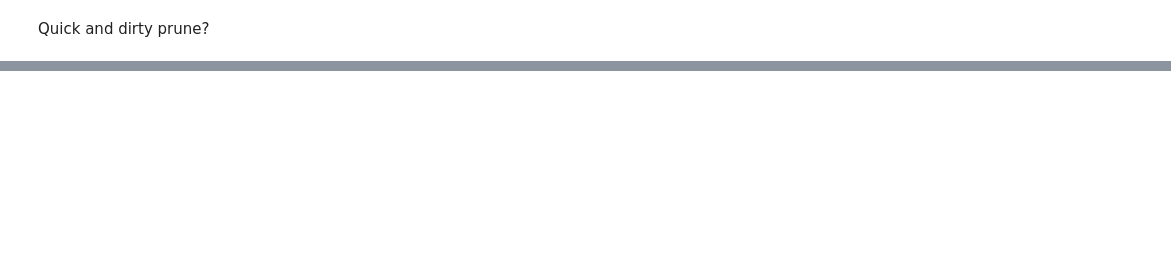
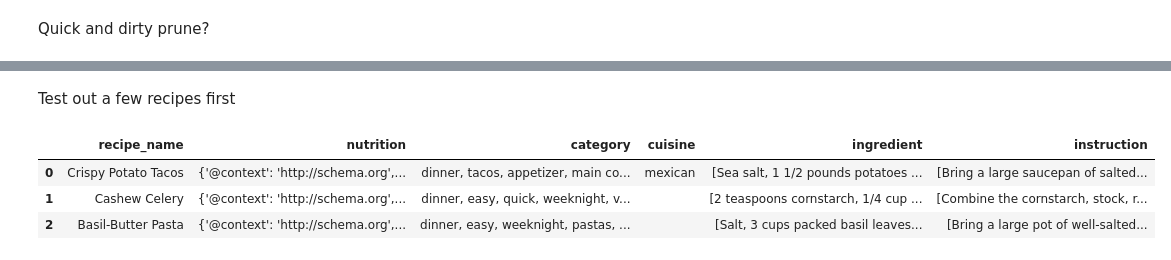
Before and after one commit to clintonlau/TOMT, a Jupyter notebook: scrape/nytc_scrape.ipynb, the cells around one changed output, grey strips where cells are left out. Cells and saved outputs as stored; diff of their text form; code cells hidden in the pictures; blank space fills up the shorter version.

Commit message:
Implement NYTC scraping

```diff
--- a/scrape/nytc_scrape.ipynb
+++ b/scrape/nytc_scrape.ipynb
@@ -48,13 +48,16 @@ print(len(gz_urls))
 497
+# %%
+with open('../data/nytc_raw_urls.pkl', 'rb') as f:
+    recipe_urls = pickle.load(f)
 # %%
-recipe_urls = []
+# recipe_urls = []
 
-for url in tqdm(gz_urls):
-    response = requests.get(url, headers=headers)
-    sitemap_soup = BeautifulSoup(response.text, features='xml')
-    loc_tags = sitemap_soup.find_all('loc')
-    for loc in loc_tags:
-        recipe_urls.append(loc.get_text())
+# for url in tqdm(gz_urls):
+#     response = requests.get(url, headers=headers)
+#     sitemap_soup = BeautifulSoup(response.text, features='xml')
+#     loc_tags = sitemap_soup.find_all('loc')
+#     for loc in loc_tags:
+#         recipe_urls.append(loc.get_text())
 # %%
 display(recipe_urls)
 len(recipe_urls)
@@ -84,0 +146,24 @@ Quick and dirty prune?
+# %% [markdown]
+Test out a few recipes first
+# %%
+from nytc import NYTC
+
+recipes = pd.Series(recipe_urls, name='url')
+features = ['recipe_name', 'nutrition', 'category', 'cuisine', 'ingredient', 'instruction']
+
+feature_df = pd.DataFrame(columns=features)
+for i in tqdm(range(10)):
+    url = recipes.iloc[i]
+    try:
+        recipe = NYTC(url)
+        feature_df.loc[i] = [getattr(recipe, feature)() for feature in features]
+        time.sleep(np.random.uniform(0.05, 1))
+    except:
+        feature_df.loc[i] = [np.nan] * len(features)
+# %%
+feature_df.head(3)
+# %% [output]
+|  | recipe_name | nutrition | category | cuisine | ingredient | instruction |
+| 0 | Crispy Potato Tacos | {'@context': 'http://schema.org',... | dinner, tacos, appetizer, main co... | mexican | [Sea salt, 1 1/2 pounds potatoes ... | [Bring a large saucepan of salted... |
+| 1 | Cashew Celery | {'@context': 'http://schema.org',... | dinner, easy, quick, weeknight, v... |  | [2 teaspoons cornstarch, 1/4 cup ... | [Combine the cornstarch, stock, r... |
+| 2 | Basil-Butter Pasta | {'@context': 'http://schema.org',... | dinner, easy, weeknight, pastas, ... |  | [Salt, 3 cups packed basil leaves... | [Bring a large pot of well-salted... |
```
Also changed, not shown: parts of 11 cells of this notebook, 1 other file.
